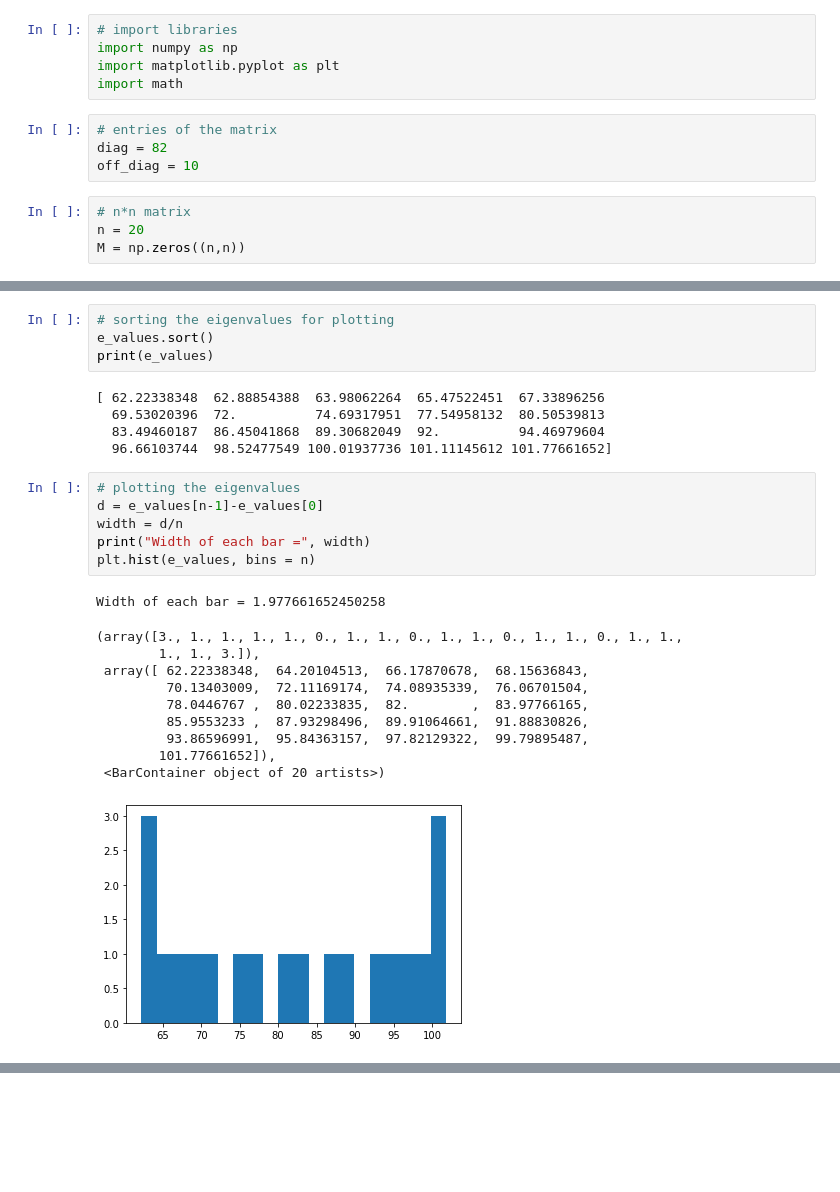
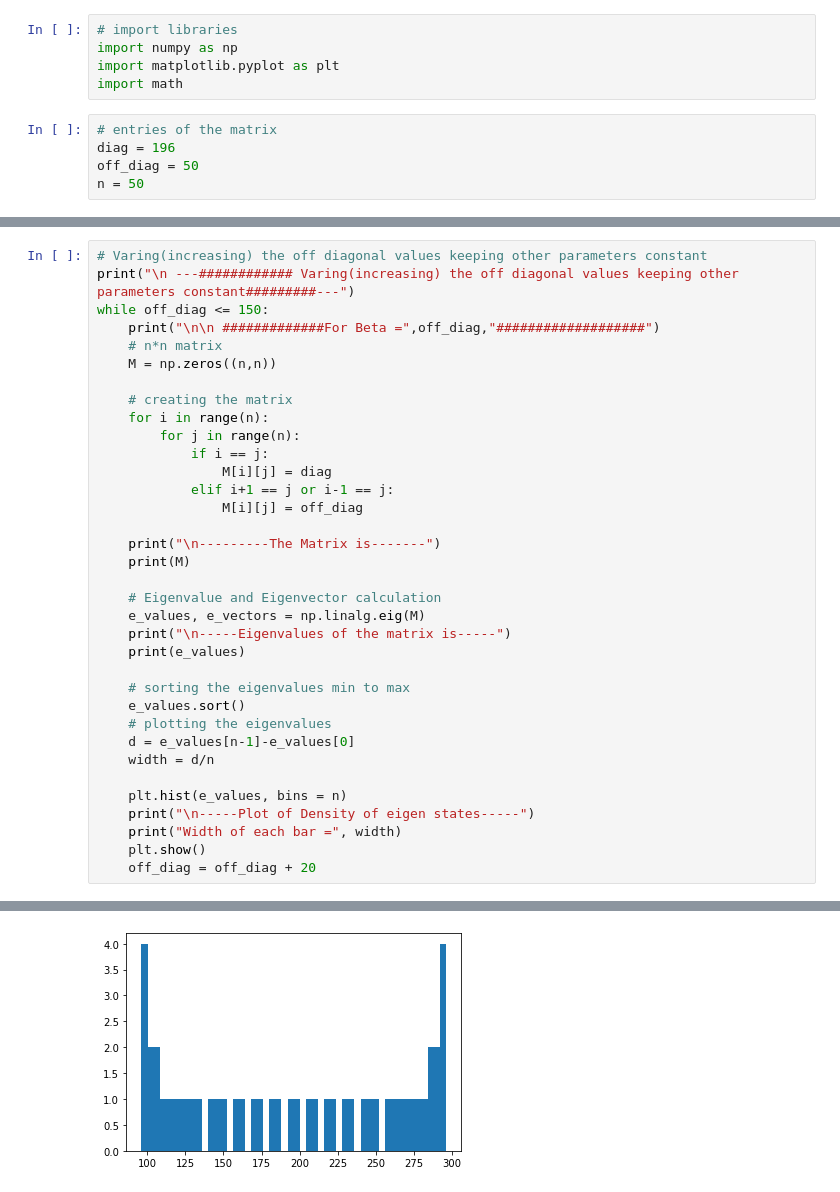
Before and after one commit to mahatosourav00/AMR_Course_6th_Sem, a Jupyter notebook: Assignment 1/QA_Ass1_AMR_Sourav_Mahato_1811157.ipynb, the cells around one changed output, grey strips where cells are left out. Saved outputs shown, nothing was run; the diff lists cells and outputs as text; blank space fills up the shorter version.

```diff
--- a/Assignment 1/QA_Ass1_AMR_Sourav_Mahato_1811157.ipynb
+++ b/Assignment 1/QA_Ass1_AMR_Sourav_Mahato_1811157.ipynb
@@ -5,9 +5,6 @@ import matplotlib.pyplot as plt
 import math
 # %%
 # entries of the matrix
-diag = 82
-off_diag = 10
+diag = 196
+off_diag = 50
+n = 50
-# %%
-# n*n matrix
-n = 20
-M = np.zeros((n,n))
@@ -51,27 +11,36 @@ print(e_values)
-# %%
-# sorting the eigenvalues for plotting
-e_values.sort()
-print(e_values)
-# %% [output]
-[ 62.22338348  62.88854388  63.98062264  65.47522451  67.33896256
-  69.53020396  72.          74.69317951  77.54958132  80.50539813
-  83.49460187  86.45041868  89.30682049  92.          94.46979604
-  96.66103744  98.52477549 100.01937736 101.11145612 101.77661652]
-# %%
-# plotting the eigenvalues
-d = e_values[n-1]-e_values[0]
-width = d/n
-print("Width of each bar =", width)
-plt.hist(e_values, bins = n)
-# %% [output]
-Width of each bar = 1.977661652450258
-(array([3., 1., 1., 1., 1., 0., 1., 1., 0., 1., 1., 0., 1., 1., 0., 1., 1.,
-        1., 1., 3.]),
- array([ 62.22338348,  64.20104513,  66.17870678,  68.15636843,
-         70.13403009,  72.11169174,  74.08935339,  76.06701504,
-         78.0446767 ,  80.02233835,  82.        ,  83.97766165,
-         85.9553233 ,  87.93298496,  89.91064661,  91.88830826,
-         93.86596991,  95.84363157,  97.82129322,  99.79895487,
-        101.77661652]),
- <BarContainer object of 20 artists>)
-[figure, removed]
+# %%
+# Varing(increasing) the off diagonal values keeping other parameters constant
+print("\n ---############ Varing(increasing) the off diagonal values keeping other parameters constant#########---")
+while off_diag <= 150:
+    print("\n\n #############For Beta =",off_diag,"###################")
+    # n*n matrix
+    M = np.zeros((n,n))
+
+    # creating the matrix
+    for i in range(n):
+        for j in range(n):
+            if i == j:
+                M[i][j] = diag
+            elif i+1 == j or i-1 == j:
+                M[i][j] = off_diag
+
+    print("\n---------The Matrix is-------")
+    print(M)
+
+    # Eigenvalue and Eigenvector calculation
+    e_values, e_vectors = np.linalg.eig(M)
+    print("\n-----Eigenvalues of the matrix is-----")
+    print(e_values)
+
+    # sorting the eigenvalues min to max
+    e_values.sort()
+    # plotting the eigenvalues
+    d = e_values[n-1]-e_values[0]
+    width = d/n
+
+    plt.hist(e_values, bins = n)
+    print("\n-----Plot of Density of eigen states-----")
+    print("Width of each bar =", width)
+    plt.show()
+    off_diag = off_diag + 20
+# %% [output]
@@ -77,0 +64 @@ Width of each bar = 1.977661652450258
+[figure, added]
```
Also changed, not shown: parts of 5 cells of this notebook, 3 other files.
